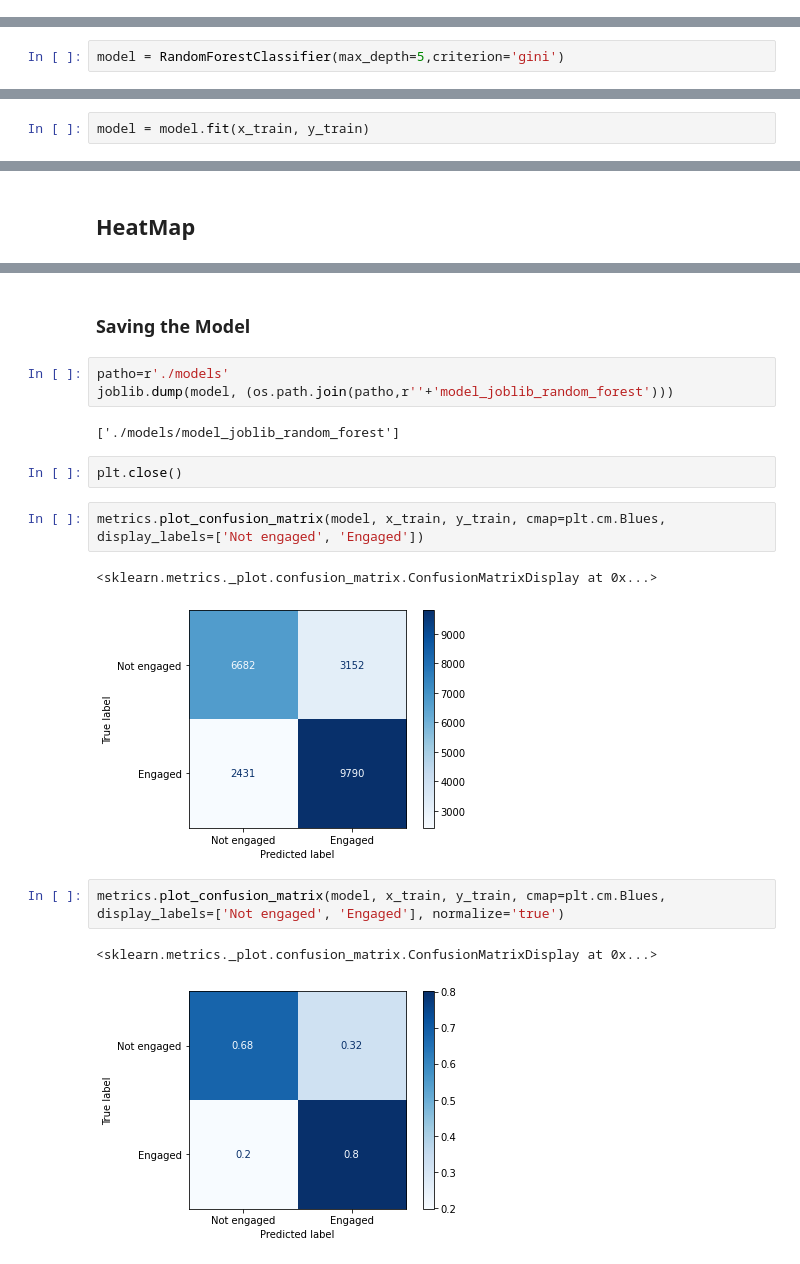
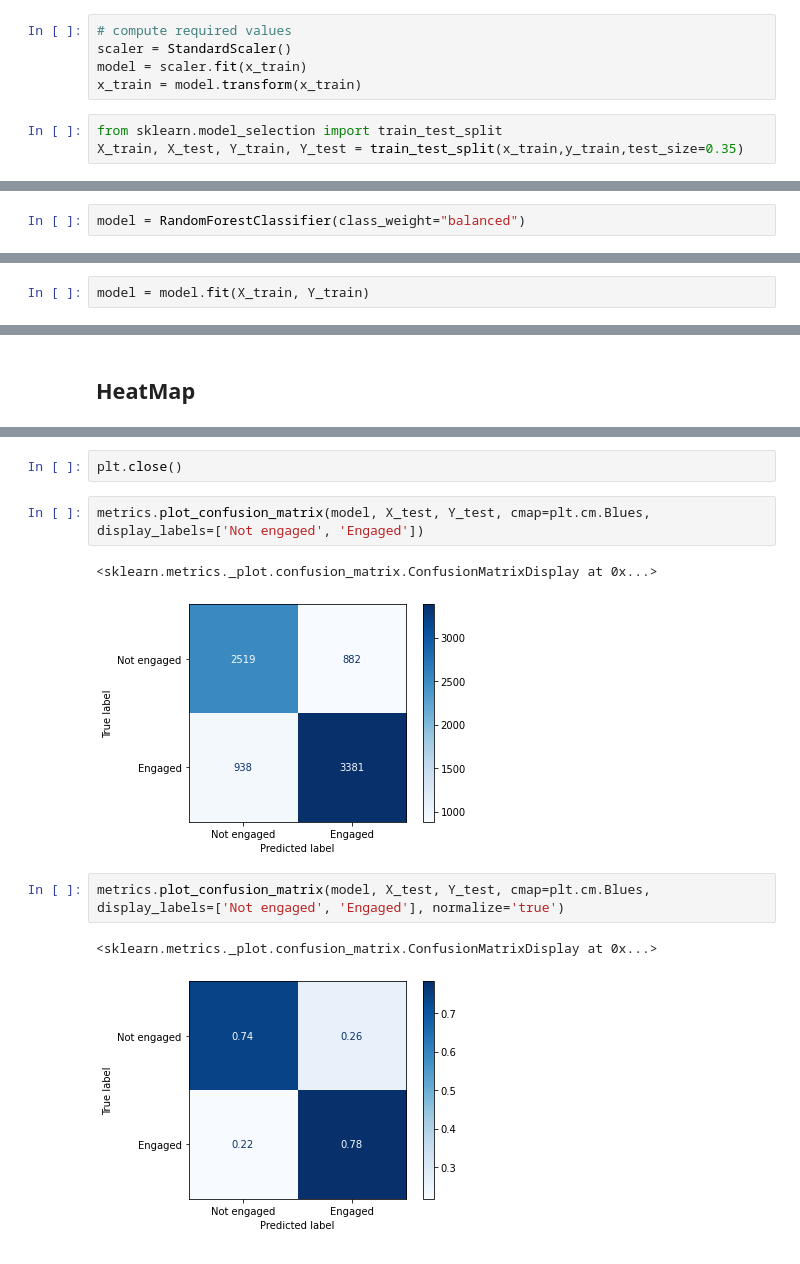
Before and after one commit to prashanth21S/EngagementClassification2021, a Jupyter notebook: Random Forest Classifier Optimized.ipynb, the cells around one changed output, grey strips where cells are left out. Drawn from its saved outputs; the diff is of its cells as text.

Commit message:
Changed the Testing parameter and removed the learning curves
Also added normalization to RandomForest Classifier and same is applied to Testing

```diff
--- a/Random Forest Classifier Optimized.ipynb
+++ b/Random Forest Classifier Optimized.ipynb
@@ -96,4 +41,12 @@ def plot_learning_curve(estimator, title, X, y, axes=None, ylim=None, cv=None,
+# %%
+# compute required values
+scaler = StandardScaler()
+model = scaler.fit(x_train)
+x_train = model.transform(x_train)
+# %%
+from sklearn.model_selection import train_test_split
+X_train, X_test, Y_train, Y_test = train_test_split(x_train,y_train,test_size=0.35)
 # %% [markdown]
 ### Initialize model with optimum parameters
 # %%
-model = RandomForestClassifier(max_depth=5,criterion='gini')
+model = RandomForestClassifier(class_weight="balanced")
@@ -143,6 +53,6 @@ print(sum(avg_score)/100)
 # %% [markdown]
 ### Training of the given model
 # %%
-model = model.fit(x_train, y_train)
+model = model.fit(X_train, Y_train)
 # %%
 target_names = ['Not Engaged','Engaged']
@@ -179,19 +89,12 @@ sns.heatmap(pd.DataFrame(claf_report).iloc[:-1, :].T, annot=True)
-# %% [markdown]
-### Saving the Model
-# %%
-patho=r'./models'
-joblib.dump(model, (os.path.join(patho,r''+'model_joblib_random_forest')))
-# %% [output]
-['./models/model_joblib_random_forest']
 # %%
 plt.close()
 # %%
-metrics.plot_confusion_matrix(model, x_train, y_train, cmap=plt.cm.Blues, display_labels=['Not engaged', 'Engaged'])
+metrics.plot_confusion_matrix(model, X_test, Y_test, cmap=plt.cm.Blues, display_labels=['Not engaged', 'Engaged'])
 # %% [output]
 <sklearn.metrics._plot.confusion_matrix.ConfusionMatrixDisplay at 0x...>
-[figure, old version]
+[figure, new version]
 # %%
-metrics.plot_confusion_matrix(model, x_train, y_train, cmap=plt.cm.Blues, display_labels=['Not engaged', 'Engaged'], normalize='true')
+metrics.plot_confusion_matrix(model, X_test, Y_test, cmap=plt.cm.Blues, display_labels=['Not engaged', 'Engaged'], normalize='true')
 # %% [output]
 <sklearn.metrics._plot.confusion_matrix.ConfusionMatrixDisplay at 0x...>
-[figure, old version]
+[figure, new version]
```
Also changed, not shown: parts of 14 cells of this notebook, 9 other files.
